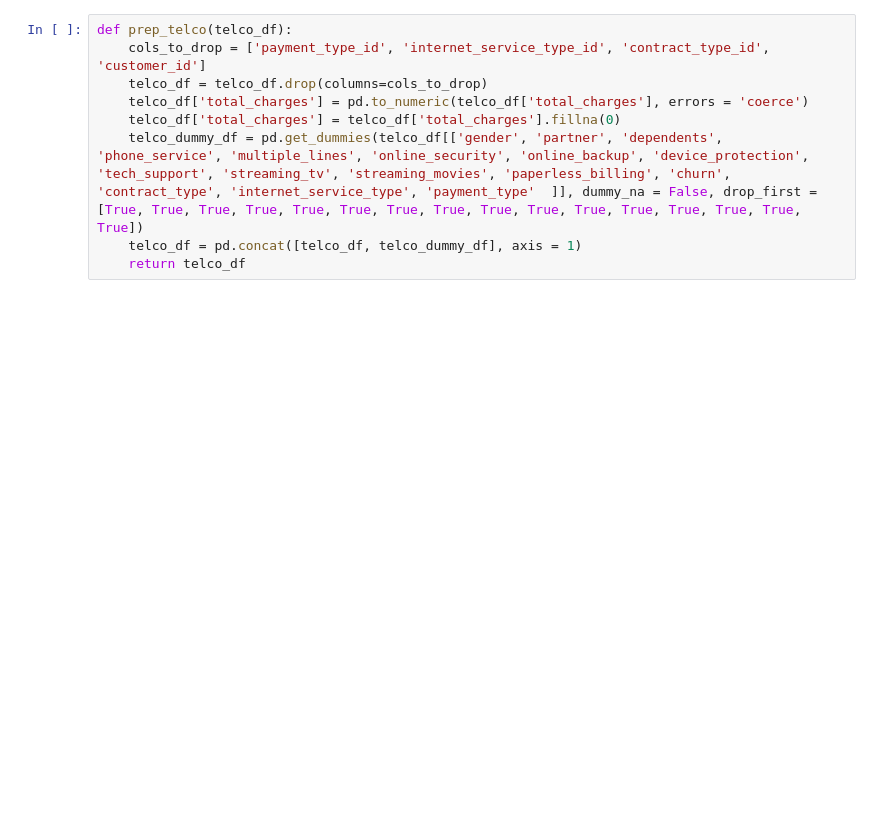
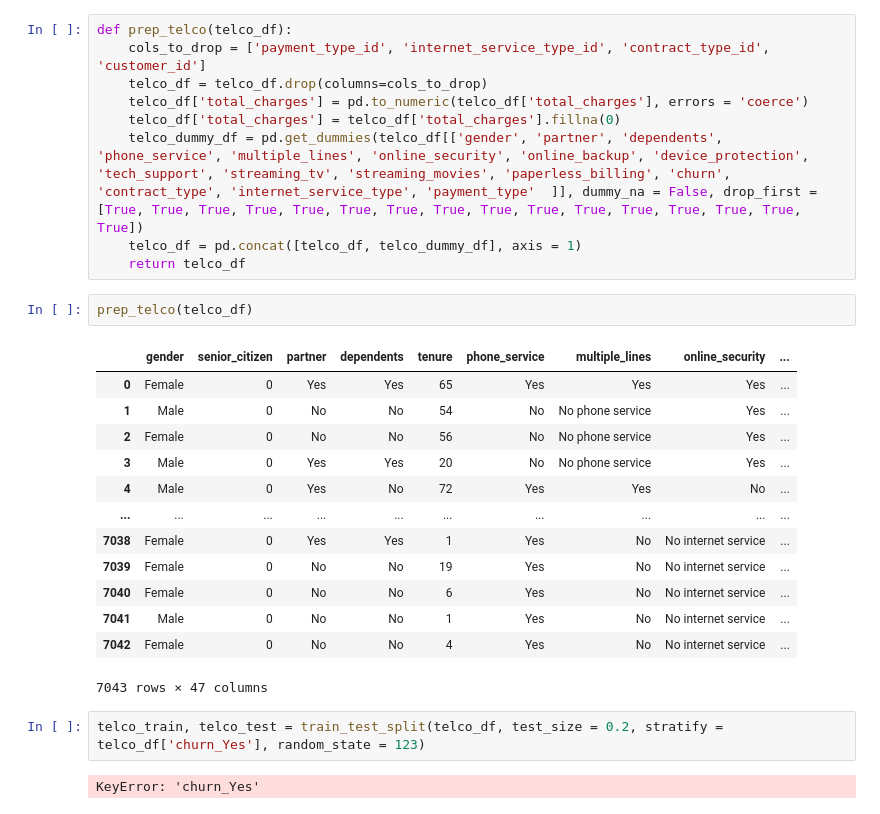
Before and after one commit to Jared-Godar/classification-exercises, a Jupyter notebook: classification_exercises.ipynb, the cells around one changed output. Saved outputs shown, nothing was run; the diff lists cells and outputs as text; blank space fills up the shorter version.

```diff
--- a/classification_exercises.ipynb
+++ b/classification_exercises.ipynb
@@ -859,3 +992,23 @@ def prep_telco(telco_df):
     telco_dummy_df = pd.get_dummies(telco_df[['gender', 'partner', 'dependents', 'phone_service', 'multiple_lines', 'online_security', 'online_backup', 'device_protection', 'tech_support', 'streaming_tv', 'streaming_movies', 'paperless_billing', 'churn', 'contract_type', 'internet_service_type', 'payment_type'  ]], dummy_na = False, drop_first = [True, True, True, True, True, True, True, True, True, True, True, True, True, True, True, True])
     telco_df = pd.concat([telco_df, telco_dummy_df], axis = 1)
     return telco_df
+# %%
+prep_telco(telco_df)
+# %% [output]
+|  | gender | senior_citizen | partner | dependents | tenure | phone_service | multiple_lines | online_security | ... |
+| 0 | Female | 0 | Yes | Yes | 65 | Yes | Yes | Yes | ... |
+| 1 | Male | 0 | No | No | 54 | No | No phone service | Yes | ... |
+| 2 | Female | 0 | No | No | 56 | No | No phone service | Yes | ... |
+| 3 | Male | 0 | Yes | Yes | 20 | No | No phone service | Yes | ... |
+| 4 | Male | 0 | Yes | No | 72 | Yes | Yes | No | ... |
+| ... | ... | ... | ... | ... | ... | ... | ... | ... | ... |
+| 7038 | Female | 0 | Yes | Yes | 1 | Yes | No | No internet service | ... |
+| 7039 | Female | 0 | No | No | 19 | Yes | No | No internet service | ... |
+| 7040 | Female | 0 | No | No | 6 | Yes | No | No internet service | ... |
+| 7041 | Male | 0 | No | No | 1 | Yes | No | No internet service | ... |
+| 7042 | Female | 0 | No | No | 4 | Yes | No | No internet service | ... |
+7043 rows × 47 columns
+# %%
+telco_train, telco_test = train_test_split(telco_df, test_size = 0.2, stratify = telco_df['churn_Yes'], random_state = 123)
+# %% [output]
+KeyError: 'churn_Yes'
```
Also changed, not shown: parts of 20 cells of this notebook, 3 other files.
